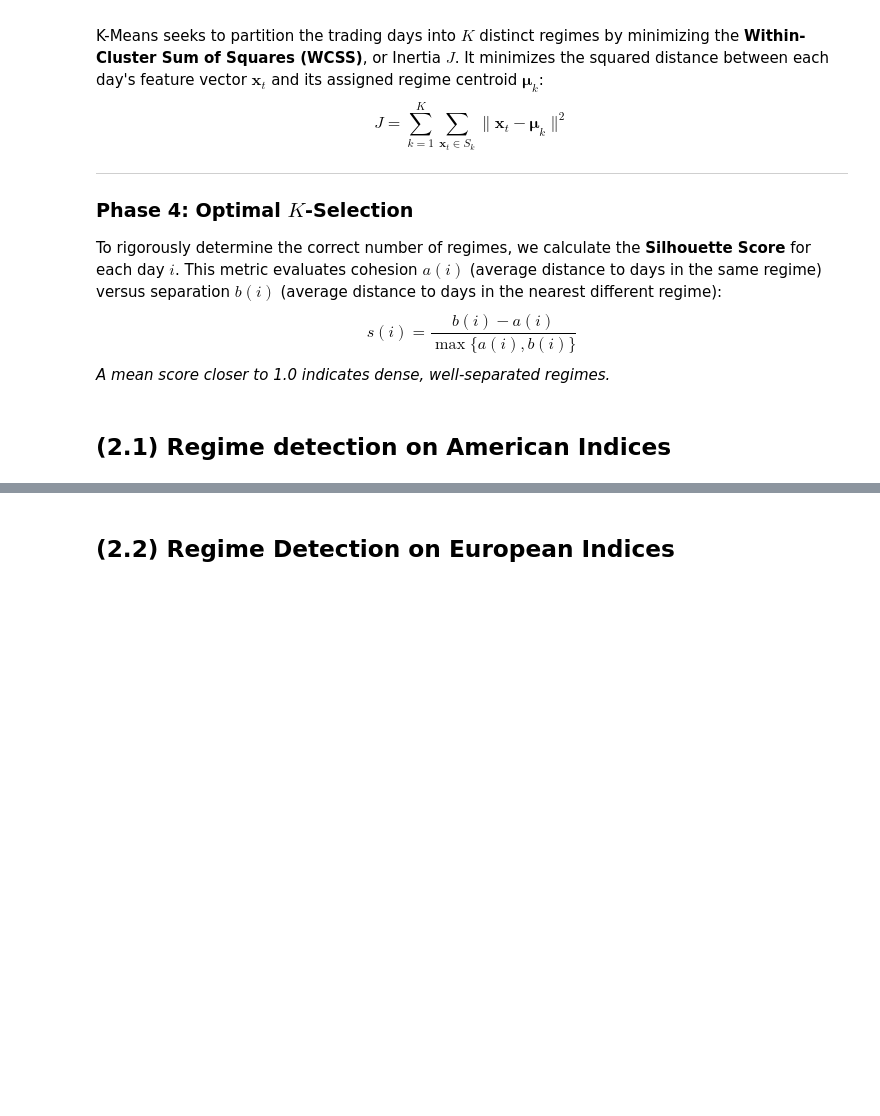
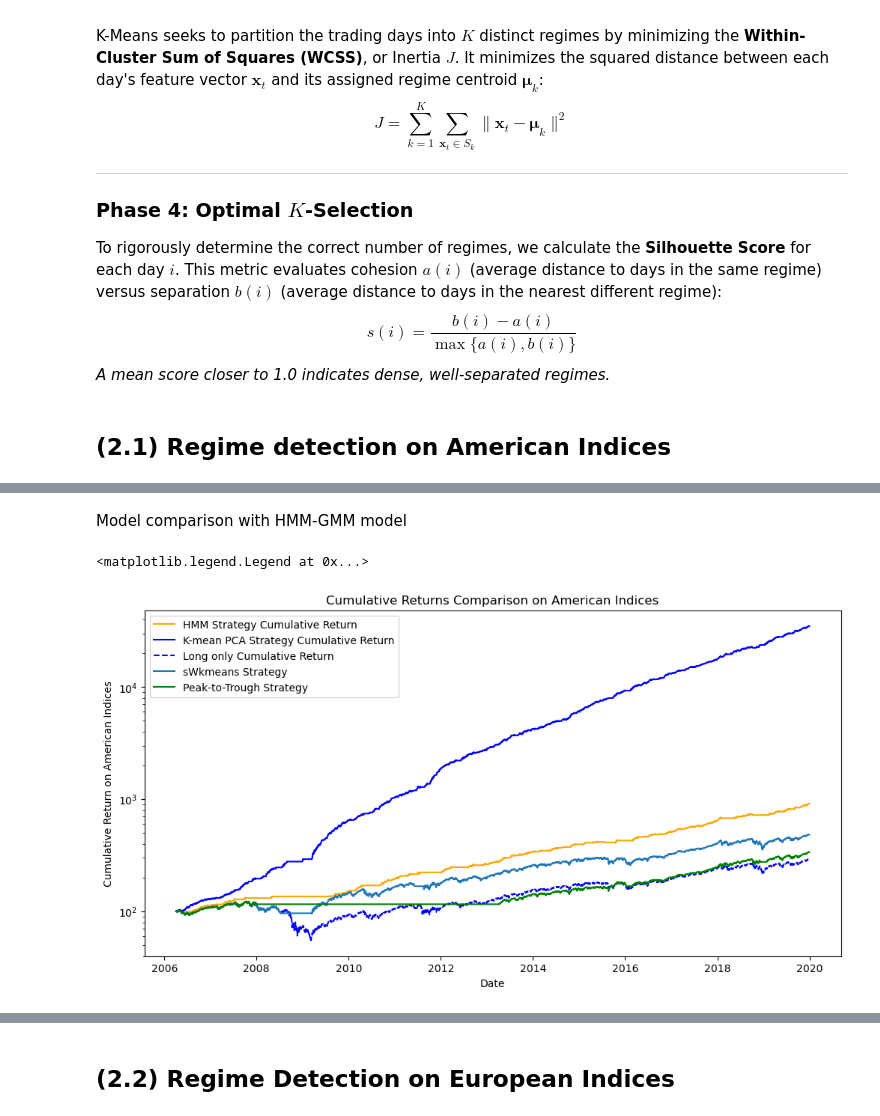
Before and after one commit to oscar10-wq/Algorithmic-Trading-via-Regime-Detection-and-Stock-Grouping-, a Jupyter notebook: results.ipynb, the cells around one changed output, grey strips where cells are left out. Saved outputs shown, nothing was run; the diff lists cells and outputs as text; code cells hidden in the pictures; blank space fills up the shorter version.

Commit message:
modified the regime detector scripts to better compute cumulative returns and compared performance of multiple regime detection model for performance

```diff
--- a/results.ipynb
+++ b/results.ipynb
@@ -217,2 +261,9 @@ print(f"Balanced Accuracy Score of Regime Labels vs Peak-to-Trough Labels: {bala
+# %% [markdown]
+Model comparison with HMM-GMM model
+# %%
+hmm_america = gmmhmm.HMMRegimeDetector(df_america, n_regimes=2, use_pca=True)
+hmm_america.fit()
+
+bt_hmm_america = hmm_america.backtest(initial_capital=100)
 # %%
 bt_america = rd_america.backtest(initial_capital=100)
@@ -229,2 +271,19 @@ plt.show()
+# %%
+fig = plt.figure(figsize=(12, 6))
+
+
+plt.plot(bt_hmm_america['cum_strategy'], label='HMM Strategy Cumulative Return', color='orange')
+plt.plot(bt_america['cum_strategy'], label='K-mean PCA Strategy Cumulative Return', color='blue')
+plt.plot(bt_america['cum_basket'], label='Long only Cumulative Return', color='blue', linestyle='--')
+plt.plot(bt_america_skmeans.index, bt_america_skmeans['cum_strategy_skmeans'], label='sWkmeans Strategy')
+plt.plot(bt_america["cum_strategy_ptt"], label='Peak-to-Trough Strategy',color='green')
+plt.title('Cumulative Returns Comparison on American Indices')
+plt.xlabel('Date')
+plt.yscale('log')
+plt.ylabel('Cumulative Return on American Indices')
+plt.legend()
+# %% [output]
+<matplotlib.legend.Legend at 0x...>
+[figure, added]
 # %%
 print("-- Backtest Summary --")
```
Also changed, not shown: parts of 33 cells of this notebook, 2 other files.
